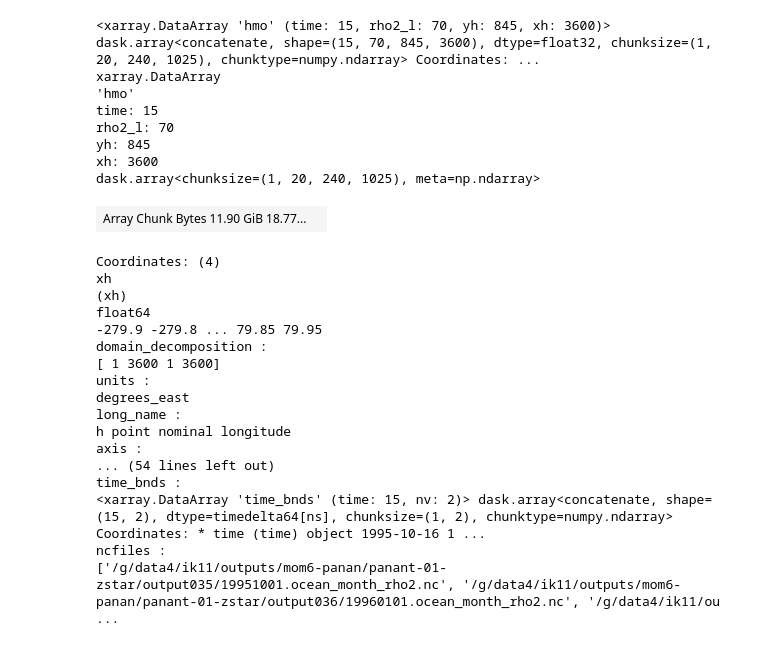
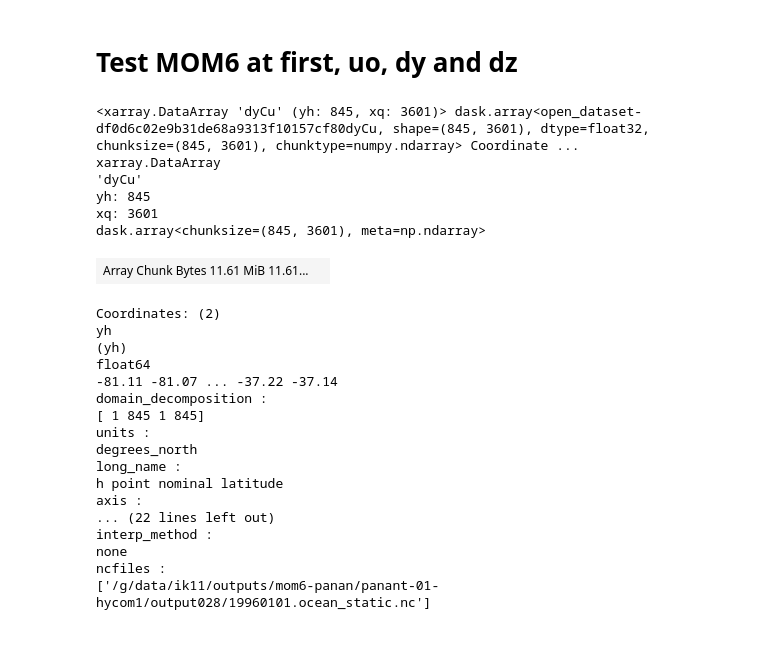
Before and after one commit to FengminXing/111, a Jupyter notebook: different depth (streamfunction).ipynb, the cells around one changed output. Saved outputs shown, nothing was run; the diff lists cells and outputs as text; code cells hidden in the pictures.

```diff
--- a/different depth (streamfunction).ipynb
+++ b/different depth (streamfunction).ipynb
@@ -25,4 +29,4 @@ expts = ['panant-v2','panant-hycom1_v6','panant-01-zstar']
 # %%
-session = cc.database.create_session(db)
+session = cc.database.create_session()
 # %%
 # time period
@@ -34,4 +38,6 @@ depth = cc.querying.getvar('panant-01-zstar','deptho',session,n=1)
 land_mask = np.squeeze(depth.values)*0
 land_mask[np.isnan(land_mask)] = 1
 land_mask = np.where(land_mask==1,land_mask,np.nan)
+# %% [markdown]
+# Test MOM6 at first, uo, dy and dz
 # %%
@@ -40,29 +45,0 @@ hmo = cc.querying.getvar('panant-01-zstar','hmo',session,start_time=start_time,
-# %%
-hmo
-# %% [output]
-<xarray.DataArray 'hmo' (time: 15, rho2_l: 70, yh: 845, xh: 3600)> dask.array<concatenate, shape=(15, 70, 845, 3600), dtype=float32, chunksize=(1, 20, 240, 1025), chunktype=numpy.ndarray> Coordinates: ...
-xarray.DataArray
-'hmo'
-time: 15
-rho2_l: 70
-yh: 845
-xh: 3600
-dask.array<chunksize=(1, 20, 240, 1025), meta=np.ndarray>
-| Array Chunk Bytes 11.90 GiB 18.77... |  |
-Coordinates: (4)
-xh
-(xh)
-float64
--279.9 -279.8 ... 79.85 79.95
-domain_decomposition :
-[ 1 3600 1 3600]
-units :
-degrees_east
-long_name :
-h point nominal longitude
-axis :
-... (54 lines left out)
-time_bnds :
-<xarray.DataArray 'time_bnds' (time: 15, nv: 2)> dask.array<concatenate, shape=(15, 2), dtype=timedelta64[ns], chunksize=(1, 2), chunktype=numpy.ndarray> Coordinates: * time (time) object 1995-10-16 1 ...
-ncfiles :
-['/g/data4/ik11/outputs/mom6-panan/panant-01-zstar/output035/19951001.ocean_month_rho2.nc', '/g/data4/ik11/outputs/mom6-panan/panant-01-zstar/output036/19960101.ocean_month_rho2.nc', '/g/data4/ik11/ou ...
@@ -70,0 +46,29 @@ depth = hmo.cumsum(dim='rho2_l').mean('time')
+# %%
+dy = cc.querying.getvar(expt='panant-01-hycom1', variable='dyCu',
+                          session=session, frequency='static', n=1)
+dy
+# %% [output]
+<xarray.DataArray 'dyCu' (yh: 845, xq: 3601)> dask.array<open_dataset-df0d6c02e9b31de68a9313f10157cf80dyCu, shape=(845, 3601), dtype=float32, chunksize=(845, 3601), chunktype=numpy.ndarray> Coordinate ...
+xarray.DataArray
+'dyCu'
+yh: 845
+xq: 3601
+dask.array<chunksize=(845, 3601), meta=np.ndarray>
+| Array Chunk Bytes 11.61 MiB 11.61... |  |
+Coordinates: (2)
+yh
+(yh)
+float64
+-81.11 -81.07 ... -37.22 -37.14
+domain_decomposition :
+[ 1 845 1 845]
+units :
+degrees_north
+long_name :
+h point nominal latitude
+axis :
+... (22 lines left out)
+interp_method :
+none
+ncfiles :
+['/g/data/ik11/outputs/mom6-panan/panant-01-hycom1/output028/19960101.ocean_static.nc']
```
Also changed, not shown: parts of 27 cells of this notebook.
